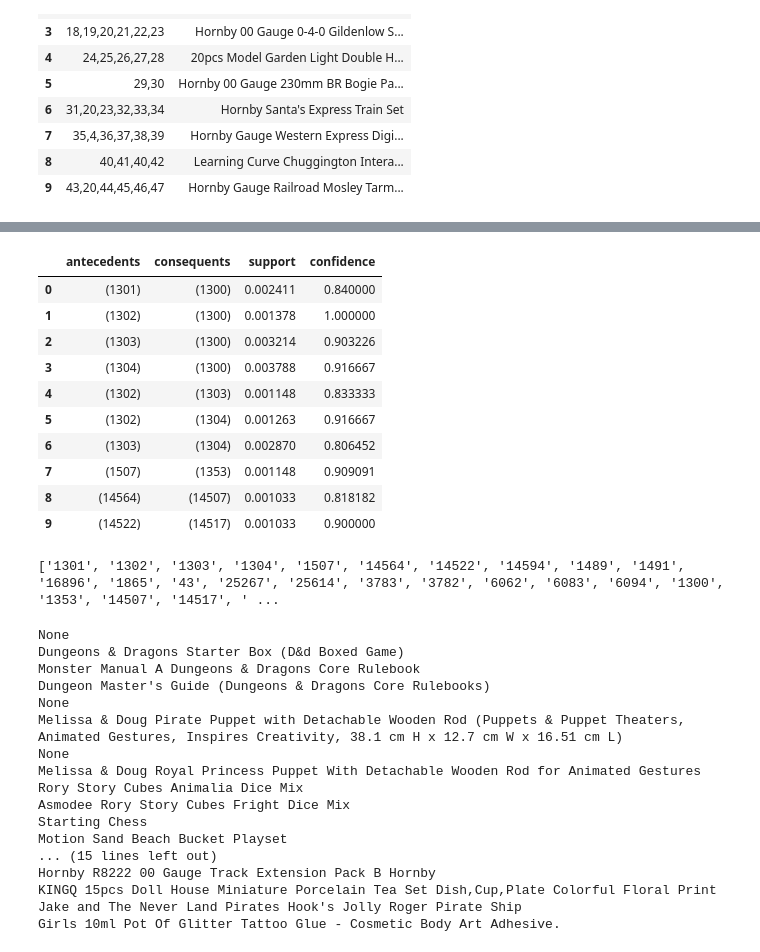
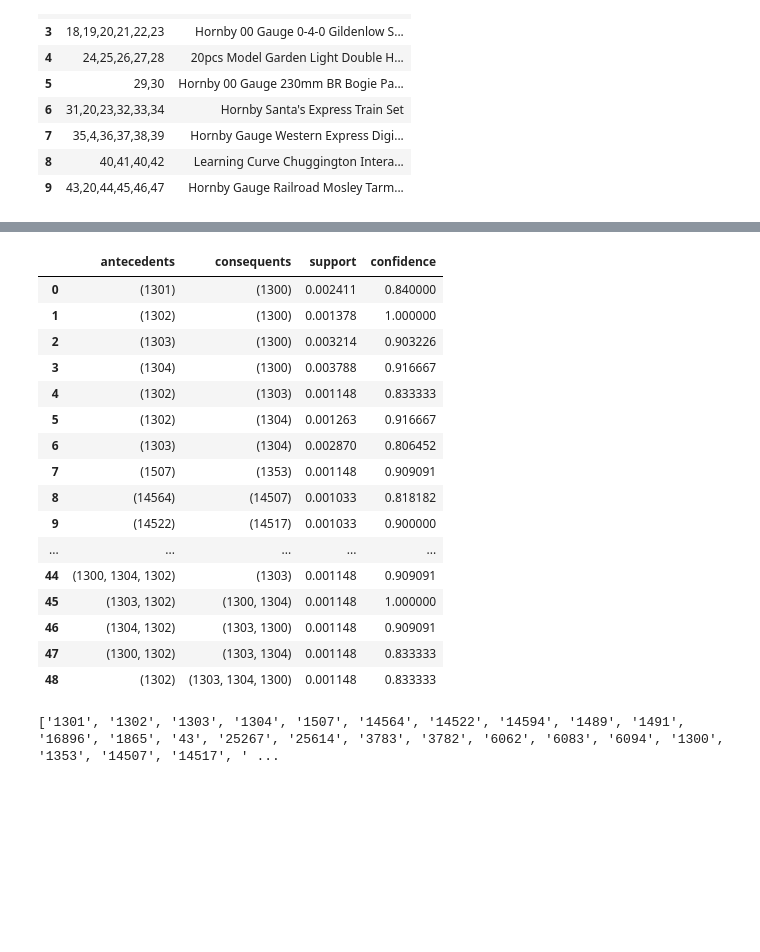
Before and after one commit to yeewearn/FIT3162-FYP, a Jupyter notebook: uniqueID_apriori.ipynb, the cells around one changed output, grey strips where cells are left out. Saved outputs shown, nothing was run; the diff lists cells and outputs as text; code cells hidden in the pictures; blank space fills up the shorter version.

Commit message:
Association Rule Mining finalized and documented

```diff
--- a/uniqueID_apriori.ipynb
+++ b/uniqueID_apriori.ipynb
@@ -152,23 +139,29 @@ rules
 # %%
 # Get the important information into a dataframe for further processing
 rules_ant = pd.DataFrame({'antecedents': rules['antecedents']})
 rules_con = pd.DataFrame({'consequents': rules['consequents']})
 rules_support = pd.DataFrame({'support': rules['support']})
 rules_conf = pd.DataFrame({'confidence': rules['confidence']})
 df_rules = pd.concat([rules_ant, rules_con,rules_support, rules_conf], axis= 1)
-df_rules.head(10)
+df_rules.head(50)
 # %% [output]
 |  | antecedents | consequents | support | confidence |
 | 0 | (1301) | (1300) | 0.002411 | 0.840000 |
 | 1 | (1302) | (1300) | 0.001378 | 1.000000 |
 | 2 | (1303) | (1300) | 0.003214 | 0.903226 |
 | 3 | (1304) | (1300) | 0.003788 | 0.916667 |
 | 4 | (1302) | (1303) | 0.001148 | 0.833333 |
 | 5 | (1302) | (1304) | 0.001263 | 0.916667 |
 | 6 | (1303) | (1304) | 0.002870 | 0.806452 |
 | 7 | (1507) | (1353) | 0.001148 | 0.909091 |
 | 8 | (14564) | (14507) | 0.001033 | 0.818182 |
 | 9 | (14522) | (14517) | 0.001033 | 0.900000 |
+| ... | ... | ... | ... | ... |
+| 44 | (1300, 1304, 1302) | (1303) | 0.001148 | 0.909091 |
+| 45 | (1303, 1302) | (1300, 1304) | 0.001148 | 1.000000 |
+| 46 | (1304, 1302) | (1303, 1300) | 0.001148 | 0.909091 |
+| 47 | (1300, 1302) | (1303, 1304) | 0.001148 | 0.833333 |
+| 48 | (1302) | (1303, 1304, 1300) | 0.001148 | 0.833333 |
 # %%
 # Loop through both 'antecedents' and 'consquents' column to get the list of unique ids in the rules
 new_list = []
@@ -201,15 +194,20 @@ for i in new_list:
     url_list.append(alist[val])   # alist contains the urls, can be access through the index value
 # %%
 # Requests for the product name through web scraping
-import requests
-from bs4 import BeautifulSoup
+import requests                           # library to make request, necessary for web scraping
+from bs4 import BeautifulSoup             # library for pulling data out of HTML and XML files.
 import time
 
 def get_product(url):
+    """
+    This function is to configure and send request to the server based on each url
+    :param url: website link where web scraping is done
+    :returns: return the paragraph that contains the desired result
+    """
     time.sleep(2)   # to avoid being recognize as spam
     with requests.Session() as res:
         headers = {"User-Agent": 'Mozilla/5.0 (Windows NT 6.2; Win64; x64) AppleWebKit/537.36 (KHTML, like Gecko) Chrome/60.0.3112.90 Safari/537.36'}
-        response = res.get(url, timeout=5, headers = headers)
+        response = res.get(url, timeout=5, headers = headers)               # timeout if it takes more than 5 seconds
     soup = BeautifulSoup(response.text, "html.parser")
     if response.status_code == requests.codes.ok:
         result = soup.find('title')
@@ -219,6 +217,11 @@ def get_product(url):
             return
 
 def proc_result(result):
+    """
+    This function is mainly to process the response obtained
+    :param result: the input is the result extracted from the response of the request
+    :returns: None if there is no result and product name if there is a response
+    """
     if result == None:
         return
     else:
@@ -229,37 +232,17 @@ def proc_result(result):
         if name[1] == ' Amazon.co.uk':   # to make sure that it takes the entire product name
             return name[0]
         else:
-            string += name[1]
+            string += name[1]            # to avoid getting only part of the product name
             return string
 
 prod = []
 for i in range(len(url_list)):
     result = get_product(url_list[i])
-    if result == 'Robot Check':
-        print("Robot Check error")
-
+    if result != 'Robot Check':
+        prod_name = proc_result(result)
+        prod.append(prod_name)
     else:
-        prod_name = proc_result(result)
-        print(prod_name)
-        prod.append(prod_name)
+        assert result == 'Robot Check',"Robot Check error encountered"
-# %% [output]
-None
-Dungeons & Dragons Starter Box (D&d Boxed Game)
-Monster Manual A Dungeons & Dragons Core Rulebook
-Dungeon Master's Guide (Dungeons & Dragons Core Rulebooks)
-None
-Melissa & Doug Pirate Puppet with Detachable Wooden Rod (Puppets & Puppet Theaters, Animated Gestures, Inspires Creativity, 38.1 cm H x 12.7 cm W x 16.51 cm L)
-None
-Melissa & Doug Royal Princess Puppet With Detachable Wooden Rod for Animated Gestures
-Rory Story Cubes Animalia Dice Mix
-Asmodee Rory Story Cubes Fright Dice Mix
-Starting Chess
-Motion Sand Beach Bucket Playset
-... (15 lines left out)
-Hornby R8222 00 Gauge Track Extension Pack B Hornby
-KINGQ 15pcs Doll House Miniature Porcelain Tea Set Dish,Cup,Plate Colorful Floral Print
-Jake and The Never Land Pirates Hook's Jolly Roger Pirate Ship
-Girls 10ml Pot Of Glitter Tattoo Glue - Cosmetic Body Art Adhesive.
 # %%
 # Get the item in frozenset into a list, for easy access
 df_rules['ant_list'] = np.nan
```
Also changed, not shown: parts of 12 cells of this notebook.
